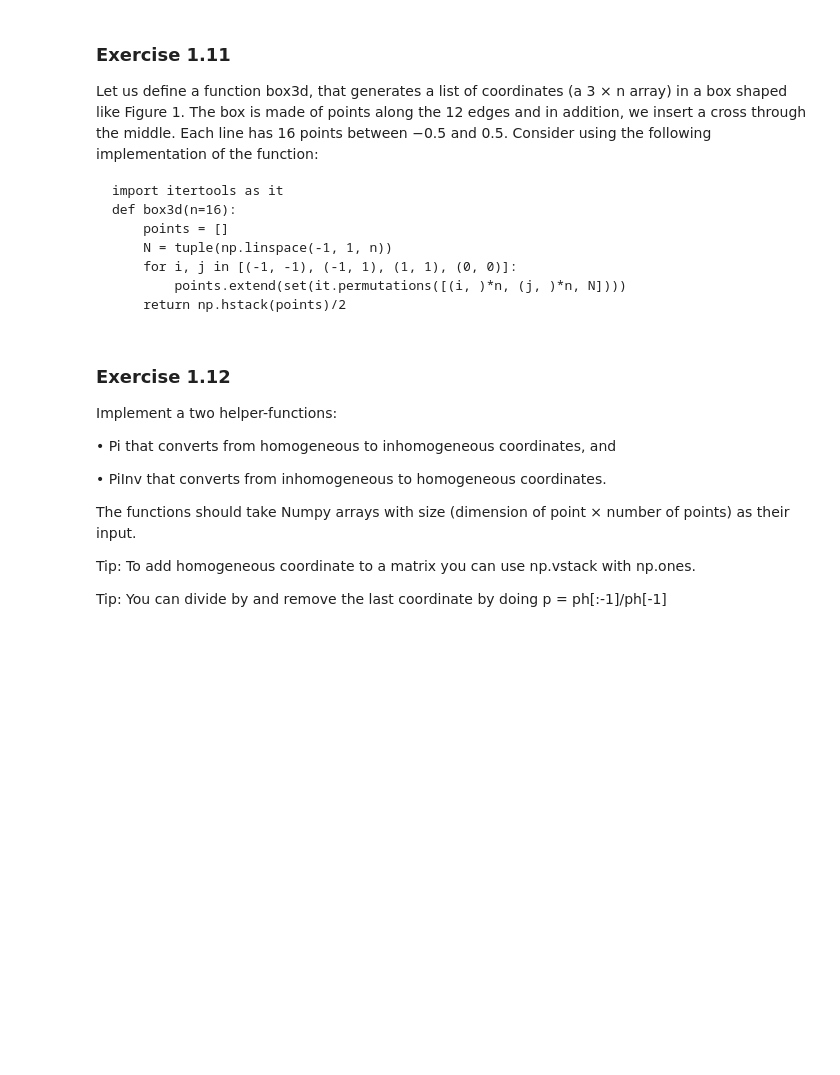
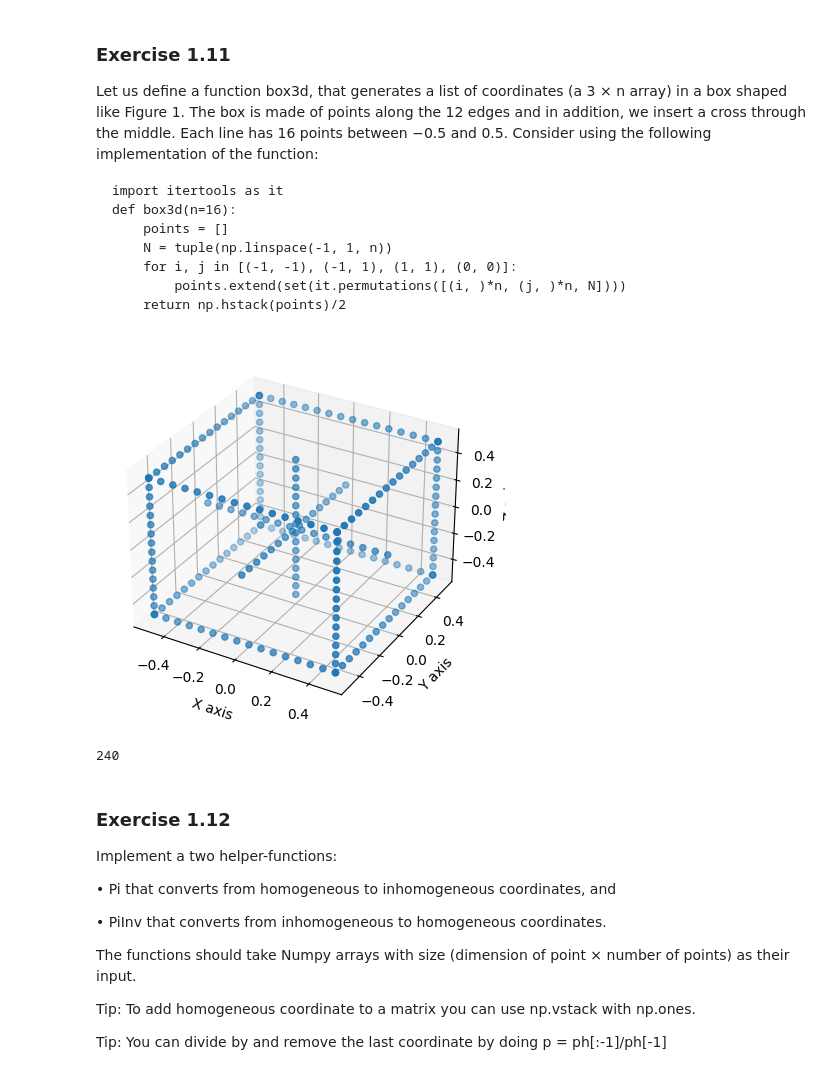
Before and after one commit to ChongchLi/02504_ComputerVision, a Jupyter notebook: Exercise/Exercise_1/Exercise_01.ipynb, the cells around one changed output. Cells and saved outputs as stored; diff of their text form; code cells hidden in the pictures; blank space fills up the shorter version.

````diff
--- a/Exercise/Exercise_1/Exercise_01.ipynb
+++ b/Exercise/Exercise_1/Exercise_01.ipynb
@@ -181,6 +181,36 @@ def box3d(n=16):
         points.extend(set(it.permutations([(i, )*n, (j, )*n, N])))
     return np.hstack(points)/2
 ```
+# %%
+import numpy as np
+import itertools as it
+import matplotlib.pyplot as plt
+from mpl_toolkits.mplot3d import Axes3D
+
+def box3d(n=16):
+    points = []
+    N = tuple(np.linspace(-1, 1, n))
+    for i, j in [(-1, -1), (-1, 1), (1, 1), (0, 0)]:
+        points.extend(set(it.permutations([(i, )*n, (j, )*n, N])))
+    return np.hstack(points)/2
+
+def plot_box3d(n=16):
+    points = box3d(n)
+    fig = plt.figure()
+    ax = fig.add_subplot(111, projection='3d')
+    ax.scatter(points[0], points[1], points[2])
+    ax.set_xlabel('X axis')
+    ax.set_ylabel('Y axis')
+    ax.set_zlabel('Z axis')
+    plt.show()
+
+plot_box3d()
+# %% [output]
+[figure, added]
+# %%
+len(box3d(16)[0])
+# %% [output]
+240
 # %% [markdown]
 ### Exercise 1.12
 Implement a two helper-functions:
````
Also changed, not shown: parts of 3 cells of this notebook.
